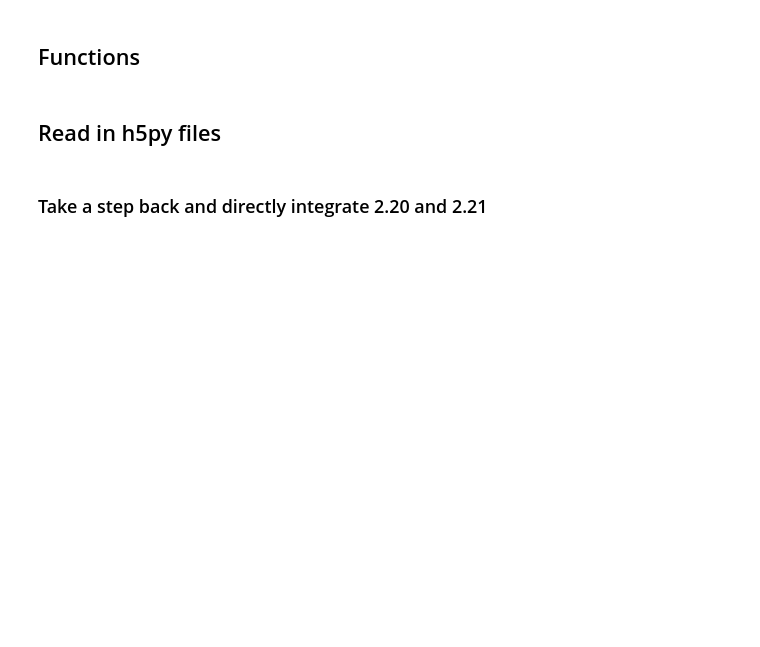
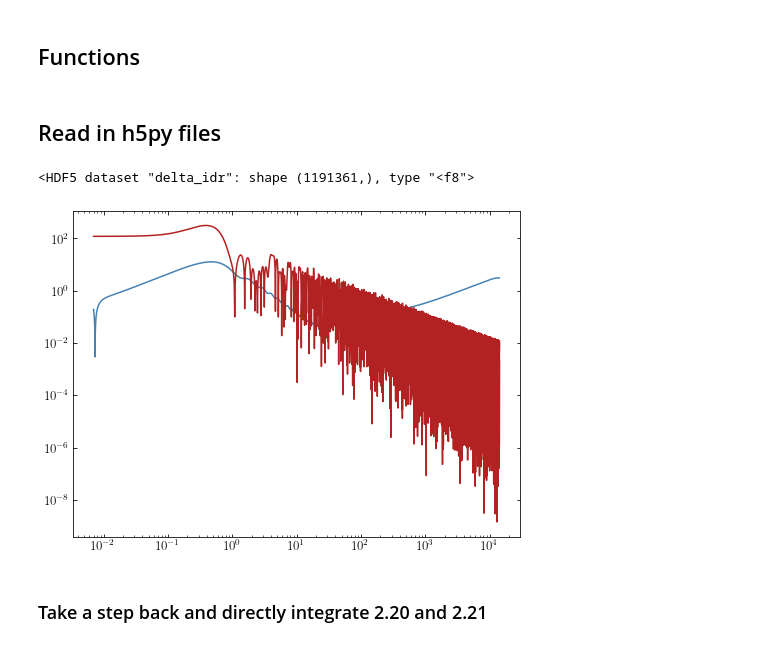
Before and after one commit to NolanSmyth/class_recoupling, a Jupyter notebook: delta_examples_2 copy.ipynb, the cells around one changed output. Cells and saved outputs as stored; diff of their text form; code cells hidden in the pictures; blank space fills up the shorter version.

```diff
--- a/delta_examples_2 copy.ipynb
+++ b/delta_examples_2 copy.ipynb
@@ -79,9 +79,15 @@ with h5py.File(data_file, 'r') as f:
 # H_interp = pickle.load(open('interps/H_interp.p','rb')) #H(z)
 
 # H_interp = UnivariateSpline(cos.get_background()['conf. time [Mpc]'], cos.get_background()['H [1/Mpc]'], **spline_pars) #H(Tau)
+# %%
+with h5py.File(data_file, 'r') as f:
+    print(f['scalar']['k='+str(k)]['delta_idr'])
+# %% [output]
+<HDF5 dataset "delta_idr": shape (1191361,), type "<f8">
 # %%
 #Get data for cases with recoupling
 delta_chi_dot_arr = []
+delta_idr_arr = []
 phi_dot_arr = []
 Pk_arr = []
 kappa_dot_taus_arr = []
@@ -106,6 +112,7 @@ for A_rec in A_recs:
     with h5py.File(data_file, 'r') as f:
         tau_data = np.array(f['scalar']['k='+str(k)]['tau [Mpc]'])
         delta_chi_data = np.array(f['scalar']['k='+str(k)]['delta_idm_dr'])
+        delta_idr_data = np.array(f['scalar']['k='+str(k)]['delta_idr'])
         phi_data = np.array(f['scalar']['k='+str(k)]['phi'])
         kappa_dot_data = np.flip(np.array(f['thermodynamics']['dmu_idm_dr']))
         z_data = np.flip(np.array(f['thermodynamics']['z']))
@@ -170,8 +177,21 @@ for A_rec in A_recs:
         psi_arr.append(psi)
         a_arr.append(a)
         aprime_arr.append(aprime)
+        delta_idr_arr.append(delta_idr_data)
 # %%
 tau_tests = np.geomspace(tau_data[0],tau_data[-1], int(1e4))
+# %%
+# delta_chi_dot_arr
+# delta_idr_arr
+i = 0
+plt.plot(tau_arr[i], abs(delta_chi_dot_arr[i](tau_arr[i])), label='A_rec = ' + scientific_format(A_rec))
+plt.plot(tau_arr[i], abs(k**2*delta_idr_arr[i]), label='A_rec = ' + scientific_format(A_rec))
+
+
+plt.xscale('log')
+plt.yscale('log')
+# %% [output]
+[figure, added]
 # %% [markdown]
 ### Take a step back and directly integrate 2.20 and 2.21
 # %%
```
Also changed, not shown: 2 other files.
